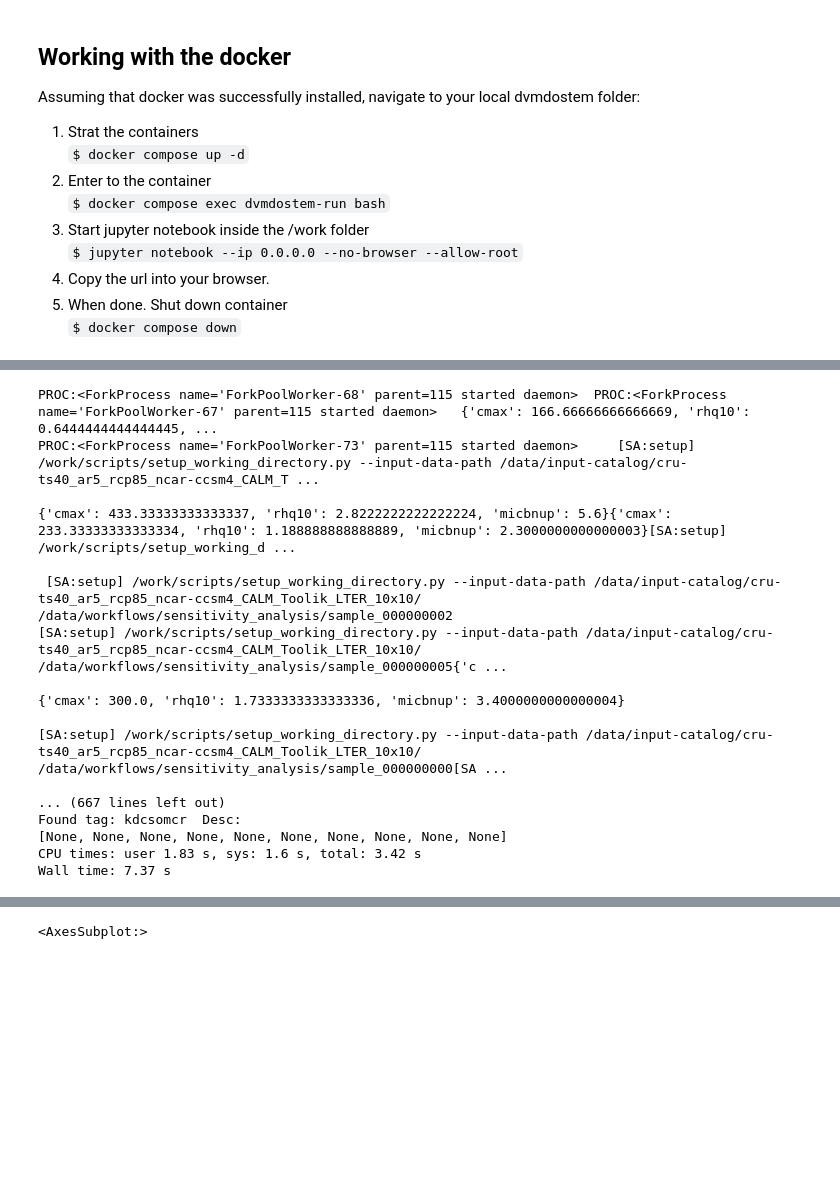
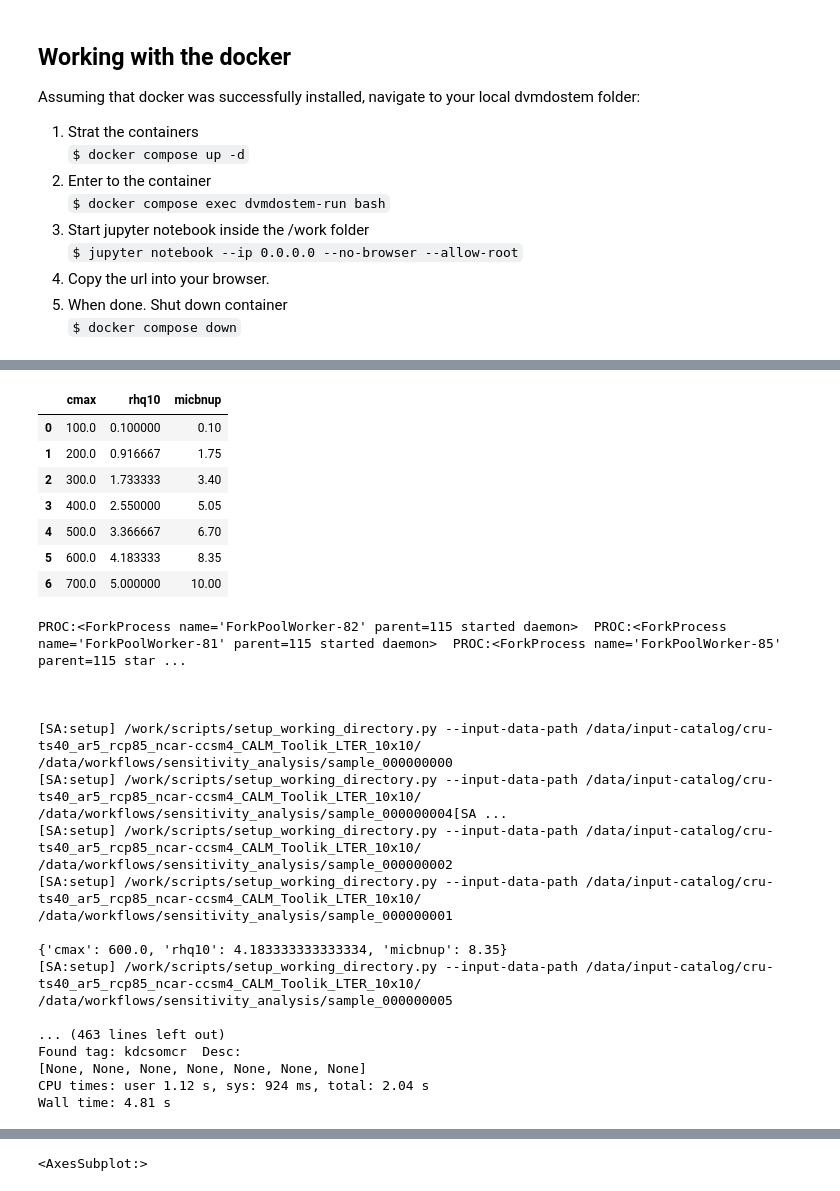
Before and after one commit to uaf-arctic-eco-modeling/dvm-dos-tem, a Jupyter notebook: scripts/Docker-sensitivity-workflow.ipynb, the cells around one changed output, grey strips where cells are left out. Saved outputs shown, nothing was run; the diff lists cells and outputs as text; code cells hidden in the pictures; blank space fills up the shorter version.

Commit message:
Move sample_matrix creation inside SensitivityDriver class.

```diff
--- a/scripts/Docker-sensitivity-workflow.ipynb
+++ b/scripts/Docker-sensitivity-workflow.ipynb
@@ -63,2 +41,2 @@ sample_matrix.head()
 # %%
-driver = Sensitivity.SensitivityDriver(param_specs, sample_matrix)
+driver = Sensitivity.SensitivityDriver(param_specs, sample_N=7)
@@ -65,23 +61,34 @@ driver = Sensitivity.SensitivityDriver(param_specs, sample_matrix)
+# %%
+driver.sample_matrix
+# %% [output]
+|  | cmax | rhq10 | micbnup |
+| 0 | 100.0 | 0.100000 | 0.10 |
+| 1 | 200.0 | 0.916667 | 1.75 |
+| 2 | 300.0 | 1.733333 | 3.40 |
+| 3 | 400.0 | 2.550000 | 5.05 |
+| 4 | 500.0 | 3.366667 | 6.70 |
+| 5 | 600.0 | 4.183333 | 8.35 |
+| 6 | 700.0 | 5.000000 | 10.00 |
 # %%
 %time driver.setup_multi()
 # %% [output]
-PROC:<ForkProcess name='ForkPoolWorker-68' parent=115 started daemon>  PROC:<ForkProcess name='ForkPoolWorker-67' parent=115 started daemon>   {'cmax': 166.66666666666669, 'rhq10': 0.6444444444444445, ...
-PROC:<ForkProcess name='ForkPoolWorker-73' parent=115 started daemon>     [SA:setup] /work/scripts/setup_working_directory.py --input-data-path /data/input-catalog/cru-ts40_ar5_rcp85_ncar-ccsm4_CALM_T ...
+PROC:<ForkProcess name='ForkPoolWorker-82' parent=115 started daemon>  PROC:<ForkProcess name='ForkPoolWorker-81' parent=115 started daemon>  PROC:<ForkProcess name='ForkPoolWorker-85' parent=115 star ...
 
-{'cmax': 433.33333333333337, 'rhq10': 2.8222222222222224, 'micbnup': 5.6}{'cmax': 233.33333333333334, 'rhq10': 1.188888888888889, 'micbnup': 2.3000000000000003}[SA:setup] /work/scripts/setup_working_d ...
 
- [SA:setup] /work/scripts/setup_working_directory.py --input-data-path /data/input-catalog/cru-ts40_ar5_rcp85_ncar-ccsm4_CALM_Toolik_LTER_10x10/ /data/workflows/sensitivity_analysis/sample_000000002
-[SA:setup] /work/scripts/setup_working_directory.py --input-data-path /data/input-catalog/cru-ts40_ar5_rcp85_ncar-ccsm4_CALM_Toolik_LTER_10x10/ /data/workflows/sensitivity_analysis/sample_000000005{'c ...
 
-{'cmax': 300.0, 'rhq10': 1.7333333333333336, 'micbnup': 3.4000000000000004}
+[SA:setup] /work/scripts/setup_working_directory.py --input-data-path /data/input-catalog/cru-ts40_ar5_rcp85_ncar-ccsm4_CALM_Toolik_LTER_10x10/ /data/workflows/sensitivity_analysis/sample_000000000
+[SA:setup] /work/scripts/setup_working_directory.py --input-data-path /data/input-catalog/cru-ts40_ar5_rcp85_ncar-ccsm4_CALM_Toolik_LTER_10x10/ /data/workflows/sensitivity_analysis/sample_000000004[SA ...
+[SA:setup] /work/scripts/setup_working_directory.py --input-data-path /data/input-catalog/cru-ts40_ar5_rcp85_ncar-ccsm4_CALM_Toolik_LTER_10x10/ /data/workflows/sensitivity_analysis/sample_000000002
+[SA:setup] /work/scripts/setup_working_directory.py --input-data-path /data/input-catalog/cru-ts40_ar5_rcp85_ncar-ccsm4_CALM_Toolik_LTER_10x10/ /data/workflows/sensitivity_analysis/sample_000000001
 
-[SA:setup] /work/scripts/setup_working_directory.py --input-data-path /data/input-catalog/cru-ts40_ar5_rcp85_ncar-ccsm4_CALM_Toolik_LTER_10x10/ /data/workflows/sensitivity_analysis/sample_000000000[SA ...
+{'cmax': 600.0, 'rhq10': 4.183333333333334, 'micbnup': 8.35}
+[SA:setup] /work/scripts/setup_working_directory.py --input-data-path /data/input-catalog/cru-ts40_ar5_rcp85_ncar-ccsm4_CALM_Toolik_LTER_10x10/ /data/workflows/sensitivity_analysis/sample_000000005
 
-... (667 lines left out)
+... (463 lines left out)
 Found tag: kdcsomcr  Desc:
-[None, None, None, None, None, None, None, None, None, None]
-CPU times: user 1.83 s, sys: 1.6 s, total: 3.42 s
-Wall time: 7.37 s
+[None, None, None, None, None, None, None]
+CPU times: user 1.12 s, sys: 924 ms, total: 2.04 s
+Wall time: 4.81 s
 # %%
 %time driver.run_all_samples()
 # %% [output]
```
Also changed, not shown: parts of 5 cells of this notebook, 2 other files.
